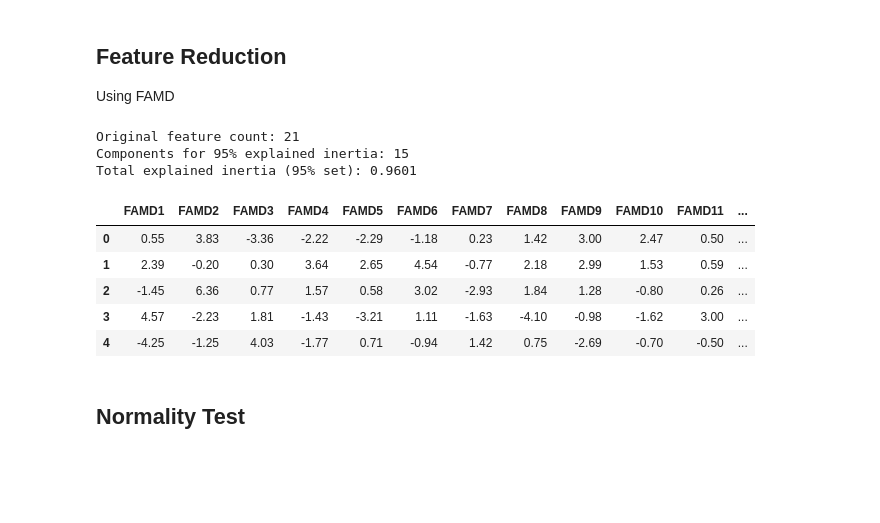
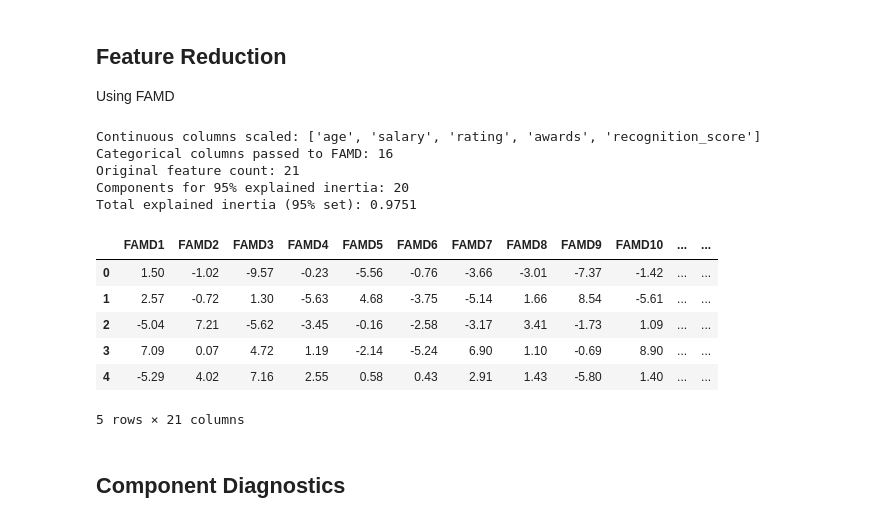
Before and after one commit to JustLazy-Forever/Predicting-Job-Satisfaction, a Jupyter notebook: Job Satisfaction_Data_Wrangling.ipynb, the cells around one changed output. Cells and saved outputs as stored; diff of their text form; code cells hidden in the pictures; blank space fills up the shorter version.

Commit message:
refining FAMD reduction approach

```diff
--- a/Job Satisfaction_Data_Wrangling.ipynb
+++ b/Job Satisfaction_Data_Wrangling.ipynb
@@ -1220,26 +1251,34 @@ import numpy as np
 from sklearn.preprocessing import StandardScaler
 import prince
 # %%
-# --- FAMD on engineered dataset (df_new) ---
+# --- Exploratory FAMD on engineered dataset (df_new) ---
 target_col = 'satisfied'
 
 # 1) Keep target separate
 y = df_new[target_col].copy()
 X = df_new.drop(columns=[target_col]).copy()
 
-# 2) Ensure categorical/boolean columns are treated as categorical for FAMD
-for col in X.columns:
-    if str(X[col].dtype) in ['bool', 'boolean', 'category', 'object']:
-        X[col] = X[col].astype('category')
+# 2) Explicitly separate continuous vs categorical features
+continuous_cols = ['age', 'salary', 'rating', 'awards', 'recognition_score']
+categorical_cols = [col for col in X.columns if col not in continuous_cols]
 
-# 3) Scale only numeric columns (recommended when ranges differ a lot)
-num_cols = X.select_dtypes(include=[np.number]).columns
-X_famd = X.copy()
-if len(num_cols) > 0:
-    scaler = StandardScaler()
-    X_famd[num_cols] = scaler.fit_transform(X_famd[num_cols])
+# 3) Scale only the truly continuous variables
+scaler = StandardScaler()
+X_num = pd.DataFrame(
+    scaler.fit_transform(X[continuous_cols]),
+    columns=continuous_cols,
+    index=X.index
+)
 
-# 4) Fit full FAMD to estimate dimensions for 95% explained inertia
+# 4) Tell FAMD which variables are categorical
+X_cat = X[categorical_cols].copy()
+for col in categorical_cols:
+    X_cat[col] = X_cat[col].astype('category')
+
+# 5) Combine scaled numeric + categorical data for FAMD
+X_famd = pd.concat([X_num, X_cat], axis=1)[X.columns]
+
+# 6) Fit full FAMD to estimate dimensions for 95% explained inertia
 n_max = min(X_famd.shape[1], X_famd.shape[0] - 1)
 famd_full = prince.FAMD(
     n_components=n_max,
@@ -1252,45 +1291,50 @@ famd_full = prince.FAMD(
 famd_full = famd_full.fit(X_famd)
 
 eigenvalues = np.asarray(famd_full.eigenvalues_, dtype=float)
 explained_ratio = eigenvalues / eigenvalues.sum()
 explained_var_cumsum = np.cumsum(explained_ratio)
 n_components_95 = np.argmax(explained_var_cumsum >= 0.95) + 1
 
+print(f"Continuous columns scaled: {continuous_cols}")
+print(f"Categorical columns passed to FAMD: {len(categorical_cols)}")
 print(f"Original feature count: {X_famd.shape[1]}")
 print(f"Components for 95% explained inertia: {n_components_95}")
 print(f"Total explained inertia (95% set): {explained_var_cumsum[n_components_95 - 1]:.4f}")
 
-# 5) Fit FAMD with selected components and transform data
+# 7) Fit FAMD with selected components and transform data
 famd = prince.FAMD(
     n_components=int(n_components_95),
     n_iter=10,
     copy=True,
     check_input=True,
     engine='sklearn',
     random_state=42
 )
 famd = famd.fit(X_famd)
 X_famd_reduced = famd.row_coordinates(X_famd)
 
-# 6) Create reduced dataframe
+# 8) Create reduced dataframe for exploratory analysis
 famd_columns = [f"FAMD{i+1}" for i in range(n_components_95)]
 df_reduced = X_famd_reduced.copy()
 df_reduced.columns = famd_columns
 df_reduced[target_col] = y.values
 
 df_reduced.head()
 # %% [output]
+Continuous columns scaled: ['age', 'salary', 'rating', 'awards', 'recognition_score']
+Categorical columns passed to FAMD: 16
 Original feature count: 21
-Components for 95% explained inertia: 15
-Total explained inertia (95% set): 0.9601
+Components for 95% explained inertia: 20
+Total explained inertia (95% set): 0.9751
-|  | FAMD1 | FAMD2 | FAMD3 | FAMD4 | FAMD5 | FAMD6 | FAMD7 | FAMD8 | FAMD9 | FAMD10 | FAMD11 | ... |
-| 0 | 0.55 | 3.83 | -3.36 | -2.22 | -2.29 | -1.18 | 0.23 | 1.42 | 3.00 | 2.47 | 0.50 | ... |
-| 1 | 2.39 | -0.20 | 0.30 | 3.64 | 2.65 | 4.54 | -0.77 | 2.18 | 2.99 | 1.53 | 0.59 | ... |
-| 2 | -1.45 | 6.36 | 0.77 | 1.57 | 0.58 | 3.02 | -2.93 | 1.84 | 1.28 | -0.80 | 0.26 | ... |
-| 3 | 4.57 | -2.23 | 1.81 | -1.43 | -3.21 | 1.11 | -1.63 | -4.10 | -0.98 | -1.62 | 3.00 | ... |
-| 4 | -4.25 | -1.25 | 4.03 | -1.77 | 0.71 | -0.94 | 1.42 | 0.75 | -2.69 | -0.70 | -0.50 | ... |
+|  | FAMD1 | FAMD2 | FAMD3 | FAMD4 | FAMD5 | FAMD6 | FAMD7 | FAMD8 | FAMD9 | FAMD10 | ... | ... |
+| 0 | 1.50 | -1.02 | -9.57 | -0.23 | -5.56 | -0.76 | -3.66 | -3.01 | -7.37 | -1.42 | ... | ... |
+| 1 | 2.57 | -0.72 | 1.30 | -5.63 | 4.68 | -3.75 | -5.14 | 1.66 | 8.54 | -5.61 | ... | ... |
+| 2 | -5.04 | 7.21 | -5.62 | -3.45 | -0.16 | -2.58 | -3.17 | 3.41 | -1.73 | 1.09 | ... | ... |
+| 3 | 7.09 | 0.07 | 4.72 | 1.19 | -2.14 | -5.24 | 6.90 | 1.10 | -0.69 | 8.90 | ... | ... |
+| 4 | -5.29 | 4.02 | 7.16 | 2.55 | 0.58 | 0.43 | 2.91 | 1.43 | -5.80 | 1.40 | ... | ... |
+5 rows × 21 columns
 # %% [markdown]
-## **Normality Test**
+## **Component Diagnostics**
 # %%
 df_reduced.skew()
 # %% [output]
```
Also changed, not shown: parts of 11 cells of this notebook.
